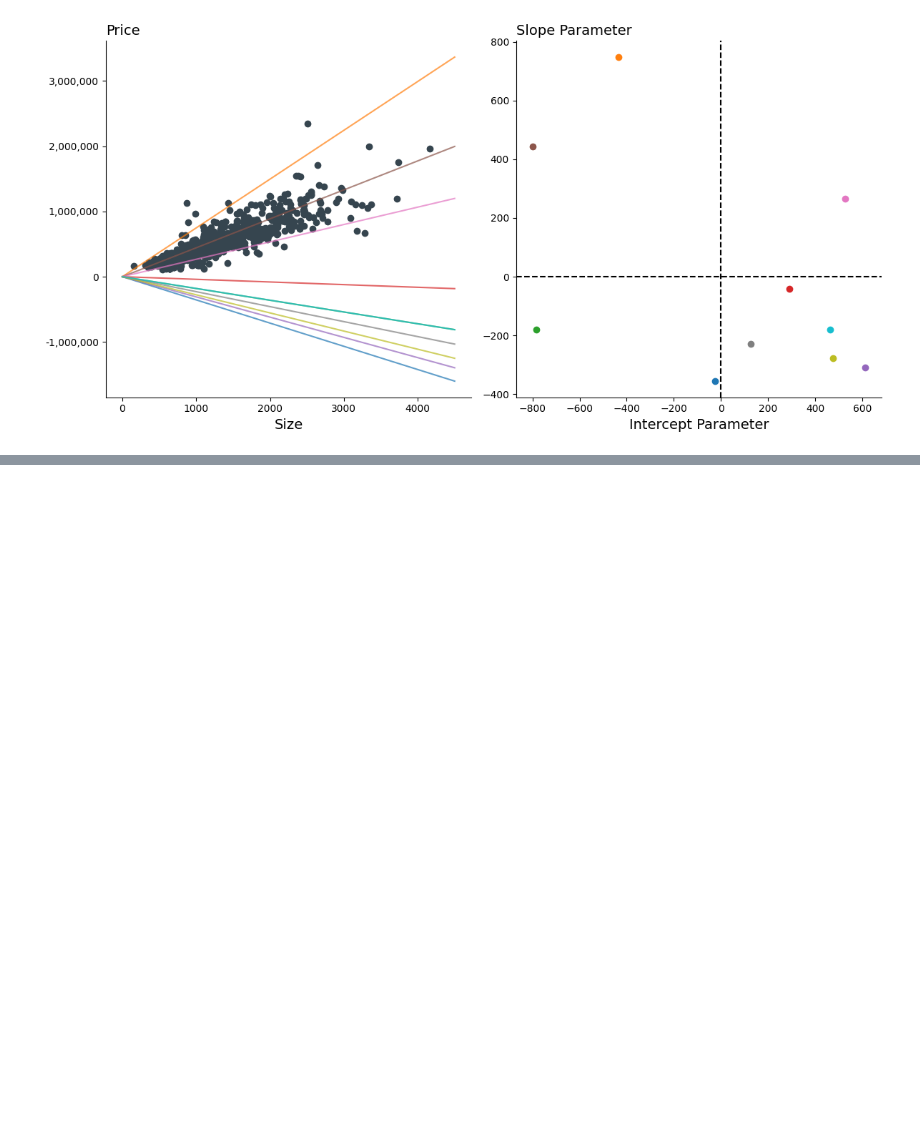
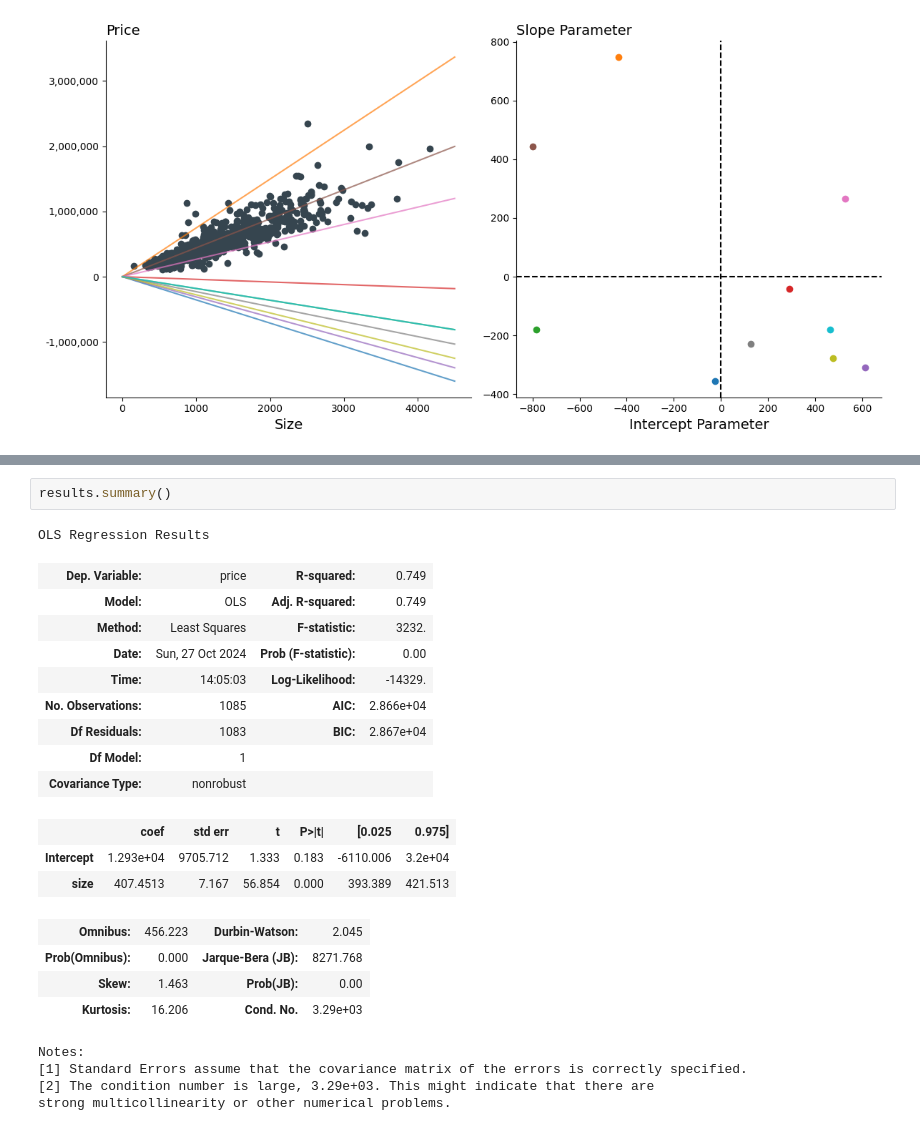
Before and after one commit to pharringtonp19/business-analytics, a Jupyter notebook: notebooks/regression1.ipynb, the cells around one changed output, grey strips where cells are left out. Saved outputs shown, nothing was run; the diff lists cells and outputs as text; blank space fills up the shorter version.

```diff
--- a/notebooks/regression1.ipynb
+++ b/notebooks/regression1.ipynb
@@ -150,0 +188,24 @@ plt.show()
+# %%
+results.summary()
+# %% [output]
+OLS Regression Results
+| Dep. Variable: | price | R-squared: | 0.749 |
+| Model: | OLS | Adj. R-squared: | 0.749 |
+| Method: | Least Squares | F-statistic: | 3232. |
+| Date: | Sun, 27 Oct 2024 | Prob (F-statistic): | 0.00 |
+| Time: | 14:05:03 | Log-Likelihood: | -14329. |
+| No. Observations: | 1085 | AIC: | 2.866e+04 |
+| Df Residuals: | 1083 | BIC: | 2.867e+04 |
+| Df Model: | 1 |  |  |
+| Covariance Type: | nonrobust |  |  |
+|  | coef | std err | t | P>|t| | [0.025 | 0.975] |
+| Intercept | 1.293e+04 | 9705.712 | 1.333 | 0.183 | -6110.006 | 3.2e+04 |
+| size | 407.4513 | 7.167 | 56.854 | 0.000 | 393.389 | 421.513 |
+| Omnibus: | 456.223 | Durbin-Watson: | 2.045 |
+| Prob(Omnibus): | 0.000 | Jarque-Bera (JB): | 8271.768 |
+| Skew: | 1.463 | Prob(JB): | 0.00 |
+| Kurtosis: | 16.206 | Cond. No. | 3.29e+03 |
+Notes:
+[1] Standard Errors assume that the covariance matrix of the errors is correctly specified.
+[2] The condition number is large, 3.29e+03. This might indicate that there are
+strong multicollinearity or other numerical problems.
```
Also changed, not shown: parts of 7 cells of this notebook.
